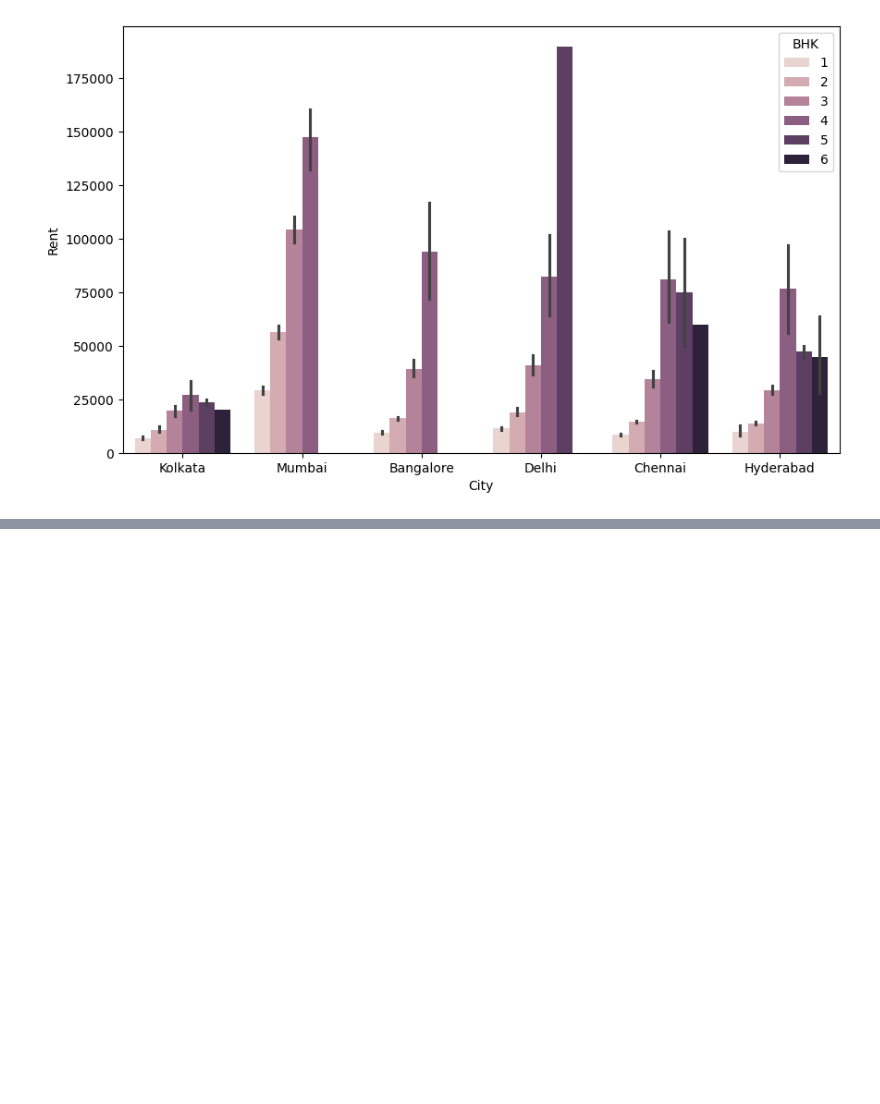
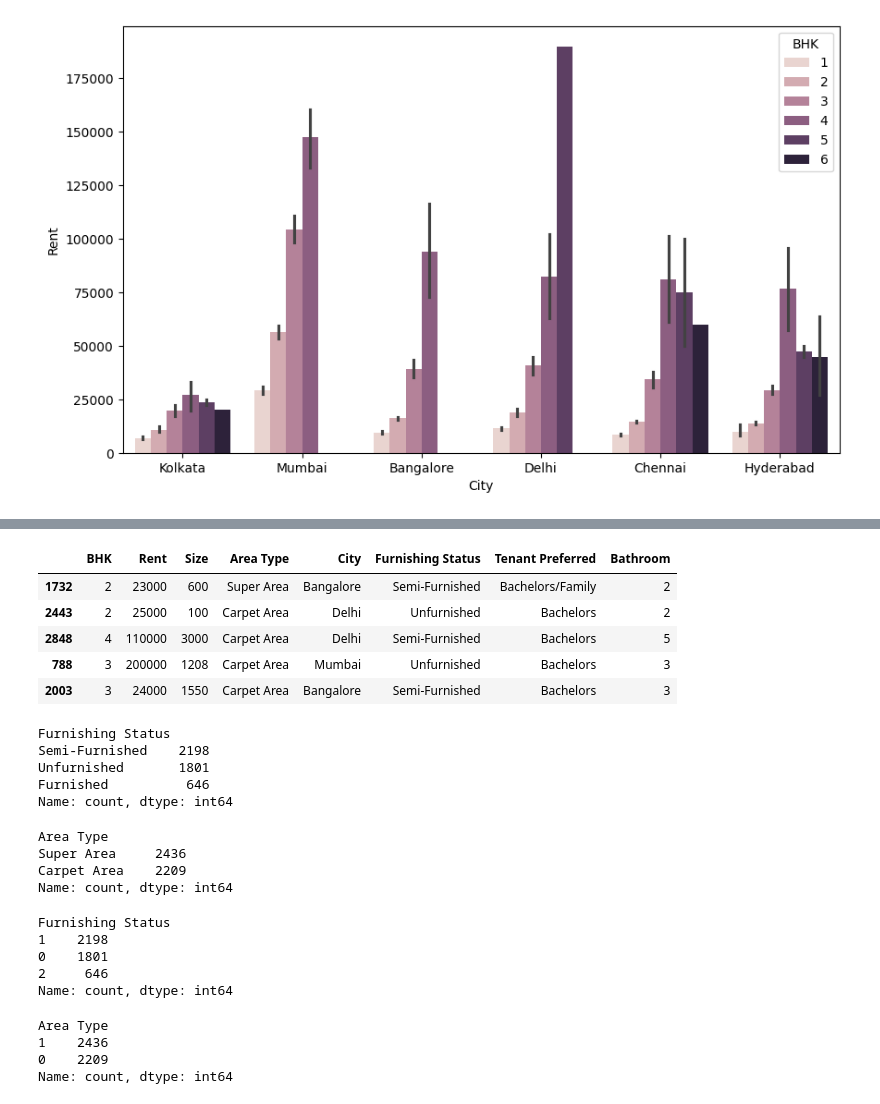
Before and after one commit to fudge-fantastic/Machine-Learning, a Jupyter notebook: House_Rent_Prediction/House-Rent-Prediction.ipynb, the cells around one changed output, grey strips where cells are left out. Drawn from its saved outputs; the diff is of its cells as text; code cells hidden in the pictures; blank space fills up the shorter version.

```diff
--- a/House_Rent_Prediction/House-Rent-Prediction.ipynb
+++ b/House_Rent_Prediction/House-Rent-Prediction.ipynb
@@ -198,0 +237,24 @@ hd[hd['BHK'] == 6]
+# %%
+hd1.sample(5)
+# %% [output]
+|  | BHK | Rent | Size | Area Type | City | Furnishing Status | Tenant Preferred | Bathroom |
+| 1732 | 2 | 23000 | 600 | Super Area | Bangalore | Semi-Furnished | Bachelors/Family | 2 |
+| 2443 | 2 | 25000 | 100 | Carpet Area | Delhi | Unfurnished | Bachelors | 2 |
+| 2848 | 4 | 110000 | 3000 | Carpet Area | Delhi | Semi-Furnished | Bachelors | 5 |
+| 788 | 3 | 200000 | 1208 | Carpet Area | Mumbai | Unfurnished | Bachelors | 3 |
+| 2003 | 3 | 24000 | 1550 | Carpet Area | Bangalore | Semi-Furnished | Bachelors | 3 |
+# %%
+hd1['Furnishing Status'].value_counts()
+# %% [output]
+Furnishing Status
+Semi-Furnished    2198
+Unfurnished       1801
+Furnished          646
+Name: count, dtype: int64
+# %%
+hd1['Area Type'].value_counts()
+# %% [output]
+Area Type
+Super Area     2436
+Carpet Area    2209
+Name: count, dtype: int64
@@ -198,0 +264,15 @@ hd[hd['BHK'] == 6]
+# %%
+hd1['Furnishing Status'].value_counts()
+# %% [output]
+Furnishing Status
+1    2198
+0    1801
+2     646
+Name: count, dtype: int64
+# %%
+hd1['Area Type'].value_counts()
+# %% [output]
+Area Type
+1    2436
+0    2209
+Name: count, dtype: int64
```
Also changed, not shown: parts of 10 cells of this notebook.
